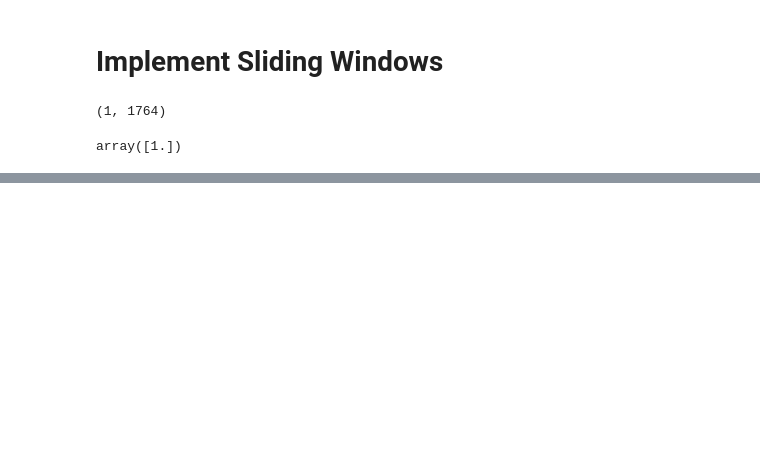
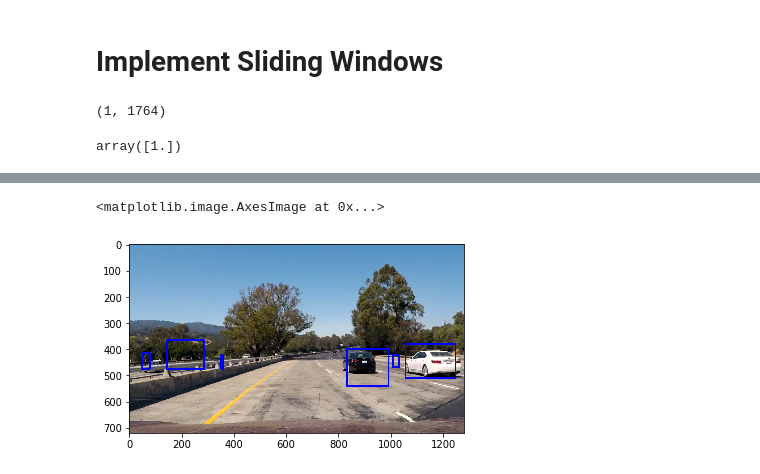
Before and after one commit to erik-rosen/CarND-Vehicle-Detection, a Jupyter notebook: vehicle_detection.ipynb, the cells around one changed output, grey strips where cells are left out. Drawn from its saved outputs; the diff is of its cells as text; code cells hidden in the pictures; blank space fills up the shorter version.

```diff
--- a/vehicle_detection.ipynb
+++ b/vehicle_detection.ipynb
@@ -259,0 +361,23 @@ plt.imshow(out_img)
+# %%
+def draw_labeled_bboxes(img, labels):
+    # Iterate through all detected cars
+    for car_number in range(1, labels[1]+1):
+        # Find pixels with each car_number label value
+        nonzero = (labels[0] == car_number).nonzero()
+        # Identify x and y values of those pixels
+        nonzeroy = np.array(nonzero[0])
+        nonzerox = np.array(nonzero[1])
+        # Define a bounding box based on min/max x and y
+        bbox = ((np.min(nonzerox), np.min(nonzeroy)), (np.max(nonzerox), np.max(nonzeroy)))
+        # Draw the box on the image
+        cv2.rectangle(img, bbox[0], bbox[1], (0,0,255), 6)
+    # Return the image
+    return img
+
+# Draw bounding boxes on a copy of the image
+draw_img = draw_labeled_bboxes(np.copy(img), labels)
+# Display the image
+plt.imshow(draw_img)
+# %% [output]
+<matplotlib.image.AxesImage at 0x...>
+[figure, added]
```
Also changed, not shown: parts of 10 cells of this notebook, 1 other file.
